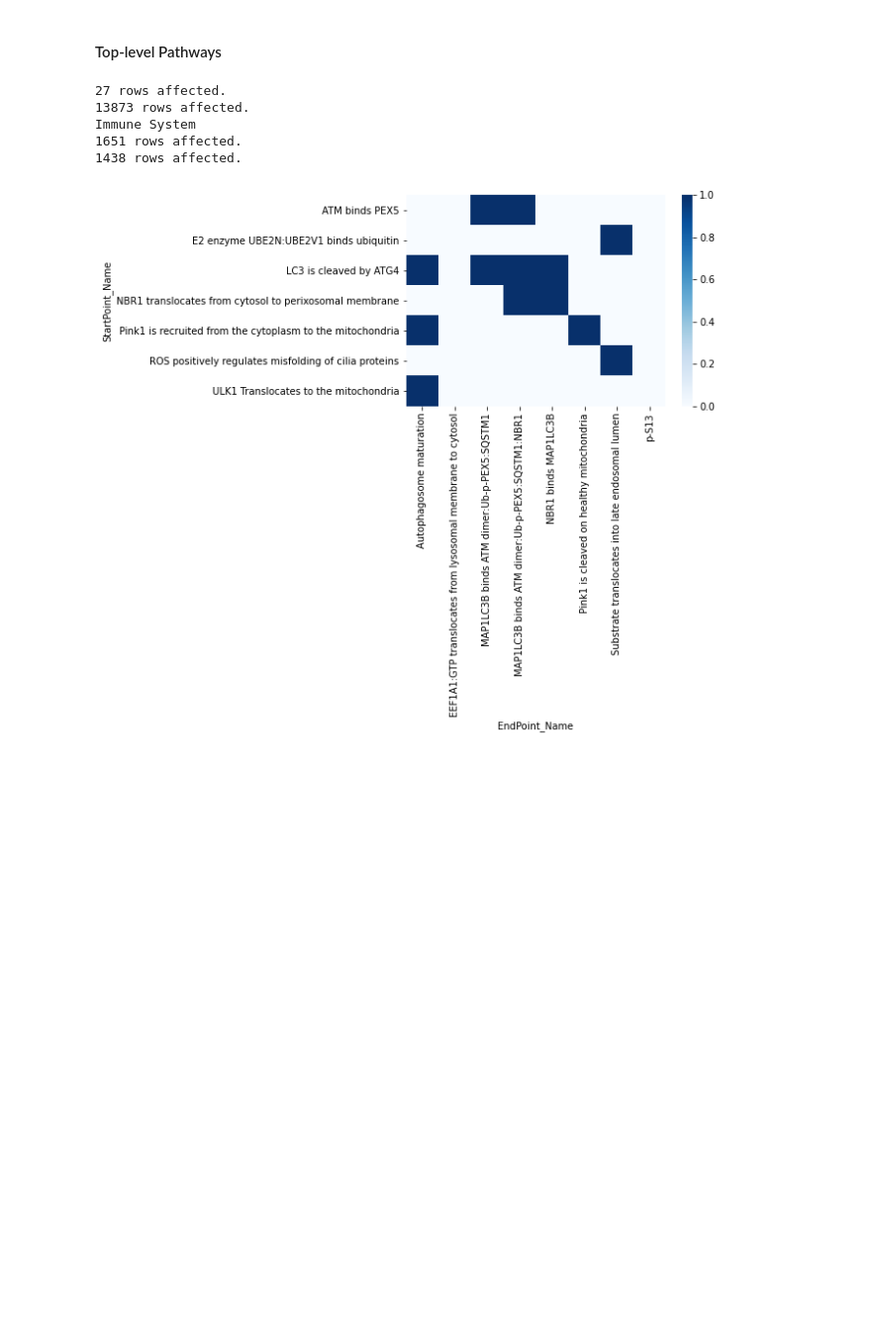
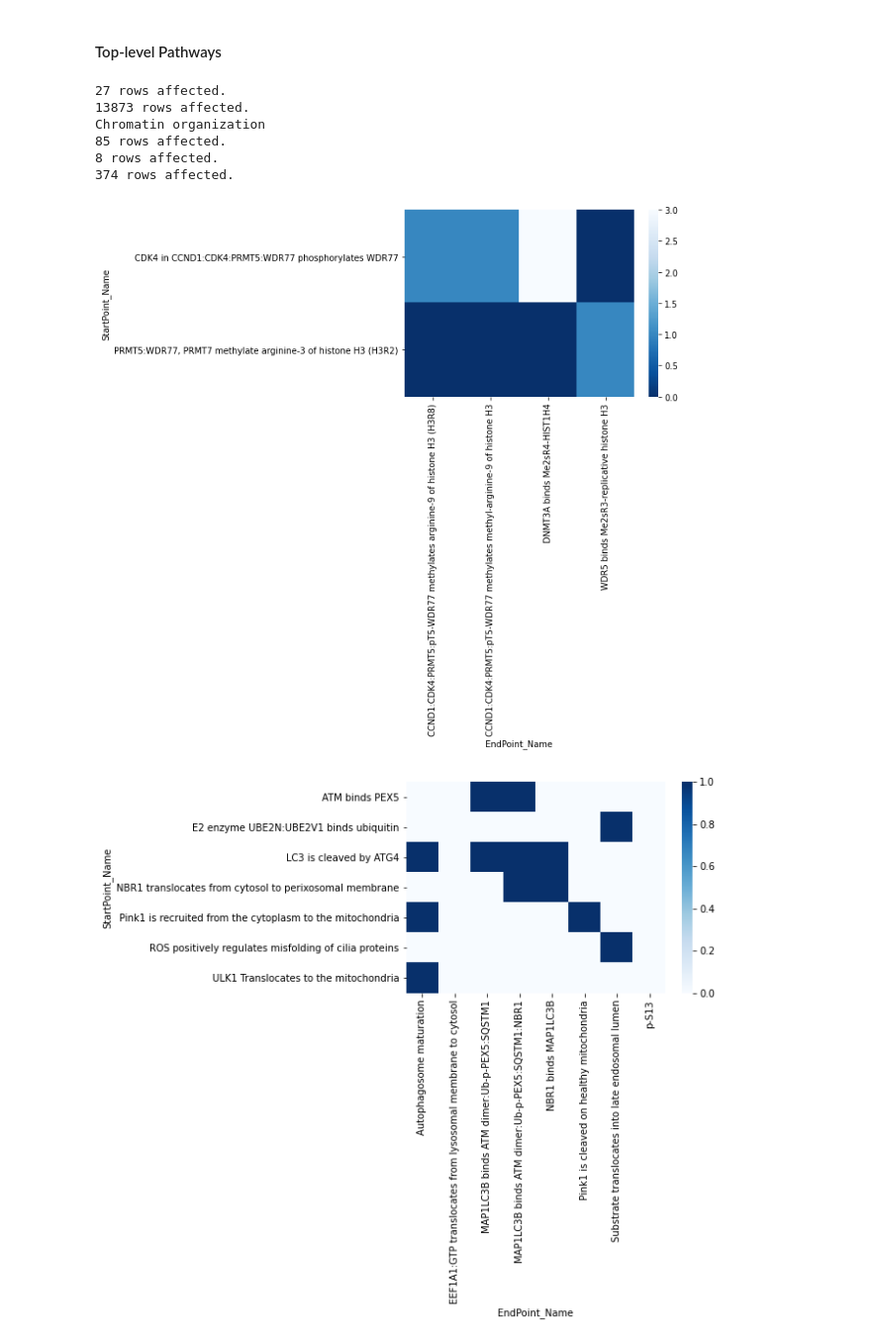
Before and after one commit to vthawfeek/Reactome_Network_Analysis, a Jupyter notebook: Pathway_StartEnd_Analysis.ipynb, the cells around one changed output. Shown at 99% size. Cells and saved outputs as stored; diff of their text form; code cells hidden in the pictures; blank space fills up the shorter version.

Commit message:
start/end gradient heatmap

```diff
--- a/Pathway_StartEnd_Analysis.ipynb
+++ b/Pathway_StartEnd_Analysis.ipynb
@@ -379,6 +379,8 @@ The following section evaluates if it is possible to traverse from start to end
 # %%
 import pandas as pd
 import numpy as np
+import seaborn as sns
+import ast
 import cypher
 import os
 import re
@@ -413,7 +415,7 @@ ReacPathMap_Dict=ReacPathMap_DF.set_index('ReactionID')['PathwayName'].to_dict()
 ReacIDName_Dict=ReacPathMap_DF.set_index('ReactionID')['ReactionName'].to_dict()
 
 #for i in sorted(PathwayMap_Dict):
-for i in ['Immune System']:
+for i in ['Chromatin organization']:
 
     print(i)
 
@@ -473,68 +475,56 @@ for i in ['Immune System']:
     ##create network
     G=nx.MultiDiGraph()
     G.add_nodes_from(Node_Set)
     G.add_edges_from(Edges_List)
     #nx.draw_spring(G)
 
     #check in and out degree
     Indegree_Dict = {i:G.in_degree(i) for i in G.nodes}
     Outdegree_Dict = {i:G.out_degree(i) for i in G.nodes}
     ##sort degrees
     Indegree_List = sorted(list(Indegree_Dict.keys()))
     Outdegree_List = sorted(list(Outdegree_Dict.keys()))
     ##print degrees
     Indeg=set([i for i in Indegree_List if Indegree_Dict[i]==0 and Outdegree_Dict[i]>0])
     Outdeg=set([i for i in Outdegree_List if Outdegree_Dict[i]==0 and Indegree_Dict[i]>0])
 #    print('No in degree (START) : ', Indeg, '\nNo out degree (STOP):', Outdeg)
 
     #check if start/end points are on paths
     ##calculate shortest path
     paths = [nx.shortest_path(G,source=i,target=j) for i in Indeg for j in Outdeg if nx.has_path(G,source=i,target=j)]
+    paths_dict ={}
+    for i in paths:
+        if i[0]+'->'+i[len(i)-1] in paths_dict:
+            paths_dict[i[0]+'->'+i[len(i)-1]].append(len(i)-1)
+        else:
+            paths_dict[i[0]+'->'+i[len(i)-1]] = [len(i)-1]
     ##extract start points
     sp = set([i[0] for i in paths])
-    sp_dict = {v:i+1 for i,v in enumerate(sp)}
-    no_sp = [i for i in Indeg if i not in sp]
     ##extract end points
     ep = set([i[len(i)-1] for i in paths])
-    ep_dict = {}
-    for i in paths:
-        x = i[len(i)-1]
-        if x in ep_dict:
-            ep_dict[x].append(sp_dict[i[0]])
-        else:
-            ep_dict[x] = [sp_dict[i[0]]]
-    no_ep = [i for i in Outdeg if i not in ep]
 
-    Output_dict={}
-    #generate output list
-    ##creating equi-length start and end point lists
-    IndL = list(Indeg)
-    OutL = list(Outdeg)
-    if len(IndL)>len(OutL): OutL = OutL+['']*(len(IndL)-len(OutL))
-    if len(OutL)>len(IndL): IndL = IndL+['']*(len(OutL)-len(IndL))
-    ##creating output dictionary
-    Output_dict = {
-        'PathwayName':[Pathway_Name for i in IndL],
-        'StartPathwayName':[ReacPathMap_Dict[i]  if i!='' else '' for i in IndL],
-        'StartPoint': ['=HYPERLINK("https://reactome.org/content/detail/'+str(i)+'","'+str(ReacIDName_Dict[i])+'")' if i!='' else '' for i in IndL],
-        'StartPoint_in_Path?': ['No' if i in no_sp else '' if i=='' else 'Yes' for i in IndL],
-        'StartPath_ID': ['-' if i in no_sp else '' if i=='' else sp_dict[i] for i in IndL],
-        'EndPathwayName':[ReacPathMap_Dict[i]  if i!='' else '' for i in OutL],
-        'EndPoint': ['=HYPERLINK("https://reactome.org/content/detail/'+str(i)+'","'+str(ReacIDName_Dict[i])+'")'  if i!='' else '' for i in OutL],
-        'EndPoint_in_Path?': ['No' if i in no_ep else '' if i=='' else 'Yes' for i in OutL],
-        'EndPath_ID': ['-' if i in no_ep else '' if i=='' else ep_dict[i] for i in OutL]
-    }
+    #generate df for heatmap
+    hm_list = []
+    for i in sp:
+        for j in ep:
+            v=0
+            for k in paths_dict:
+                if k.find(i)!=-1 and k.find(j)!=-1:
+                    v = min(paths_dict[k])
+            hm_list.append([ReacIDName_Dict[i],ReacIDName_Dict[j],v])
 
-    df = pd.DataFrame(Output_dict)
+    df_hm = pd.DataFrame(hm_list,columns=['StartPoint_Name','EndPoint_Name','PathNum'])
 
-    #write outout to file
-#    df.to_csv(path3+Pathway_Name+'_SE.csv',index=False,header=True)
+hm = df_hm.pivot(index='StartPoint_Name',columns='EndPoint_Name',values='PathNum')
+ax = sns.heatmap(hm,cmap='Blues_r',vmin=0,vmax=max(df_hm['PathNum']))
 # %% [output]
 27 rows affected.
 13873 rows affected.
-Immune System
-1651 rows affected.
-1438 rows affected.
+Chromatin organization
+85 rows affected.
+8 rows affected.
+374 rows affected.
+[figure, added]
 # %%
 import pandas as pd
 import numpy as np
```
